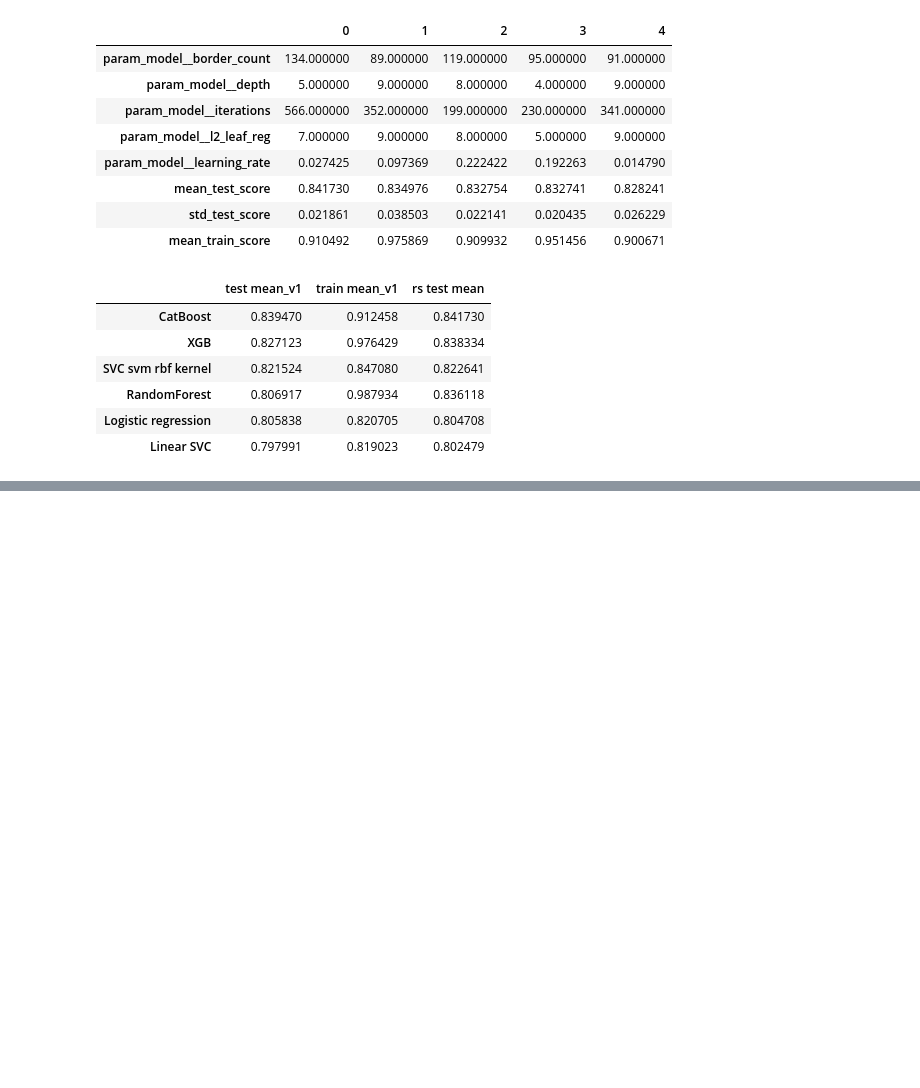
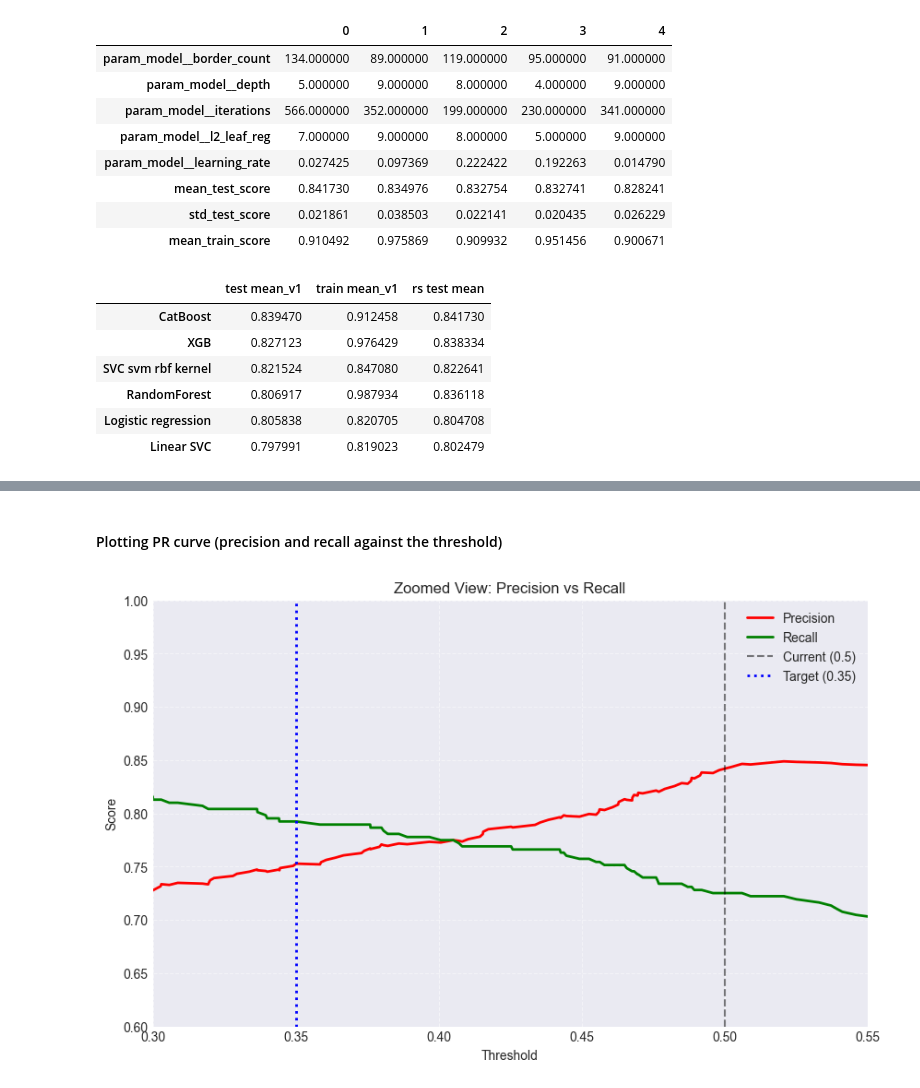
Before and after one commit to lopez-davcio/learning-journal, a Jupyter notebook: titanic-classification/titanic-analysis.ipynb, the cells around one changed output, grey strips where cells are left out. Drawn from its saved outputs; the diff is of its cells as text; code cells hidden in the pictures; blank space fills up the shorter version.

```diff
--- a/titanic-classification/titanic-analysis.ipynb
+++ b/titanic-classification/titanic-analysis.ipynb
@@ -958,0 +1024,27 @@ models_rank
+# %% [markdown]
+#### Plotting PR curve (precision and recall against the threshold)
+# %%
+# 1. Get the raw arrays
+precision, recall, thresholds = precision_recall_curve(y, catboost_probs[:, 1])
+
+# 2. Plot
+plt.figure(figsize=(10, 6))
+plt.plot(thresholds, precision[:-1], label="Precision", color="red", lw=2)
+plt.plot(thresholds, recall[:-1], label="Recall", color="green", lw=2)
+
+# 3. Add a vertical line at 0.5 (current) and 0.35 (target)
+plt.axvline(0.5, color='black', linestyle='--', alpha=0.5, label='Current (0.5)')
+plt.axvline(0.35, color='blue', linestyle=':', lw=2, label='Target (0.35)')
+
+# 4. THE ZOOM: Adjust these numbers to focus where you want
+plt.xlim(0.3, 0.55)  # Focusing around the 0.35 - 0.5 range
+plt.ylim(0.6, 1.0)  # Zooming in on the high-performance area
+
+plt.xlabel("Threshold")
+plt.ylabel("Score")
+plt.title("Zoomed View: Precision vs Recall")
+plt.legend()
+plt.grid(True, which='both', linestyle='--', alpha=0.5)
+plt.show()
+# %% [output]
+[figure, added]
```
Also changed, not shown: parts of 13 cells of this notebook.
